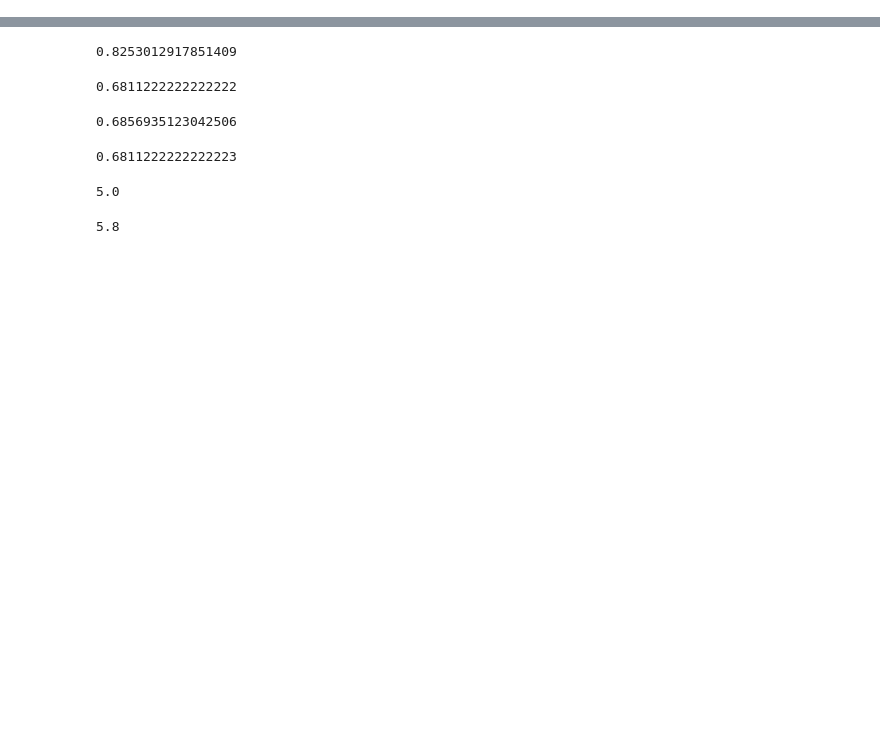
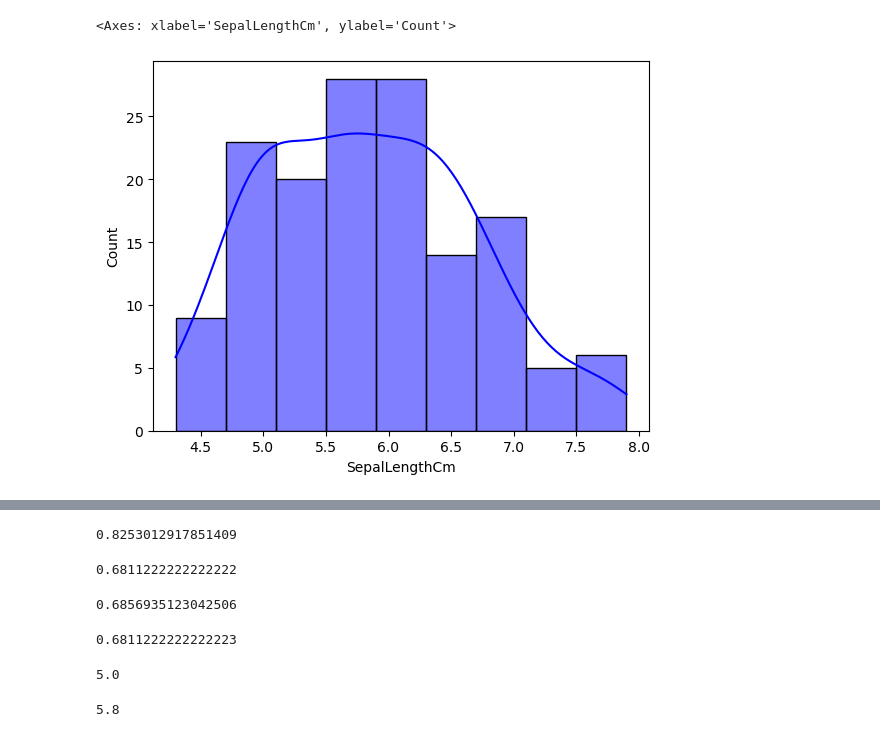
Before and after one commit to Msrevalli/EDA-Exploratory-Data-Analysis, a Jupyter notebook: iris-data-distribution.ipynb, the cells around one changed output, grey strips where cells are left out. Drawn from its saved outputs; the diff is of its cells as text; code cells hidden in the pictures; blank space fills up the shorter version.

```diff
--- a/iris-data-distribution.ipynb
+++ b/iris-data-distribution.ipynb
@@ -63,0 +88,5 @@ dtype: int64
+# %%
+sns.histplot(data['SepalLengthCm'], color='b', label='sepal_length',kde=True)
+# %% [output]
+<Axes: xlabel='SepalLengthCm', ylabel='Count'>
+[figure, added]
```
Also changed, not shown: parts of 9 cells of this notebook, 1 other file.
